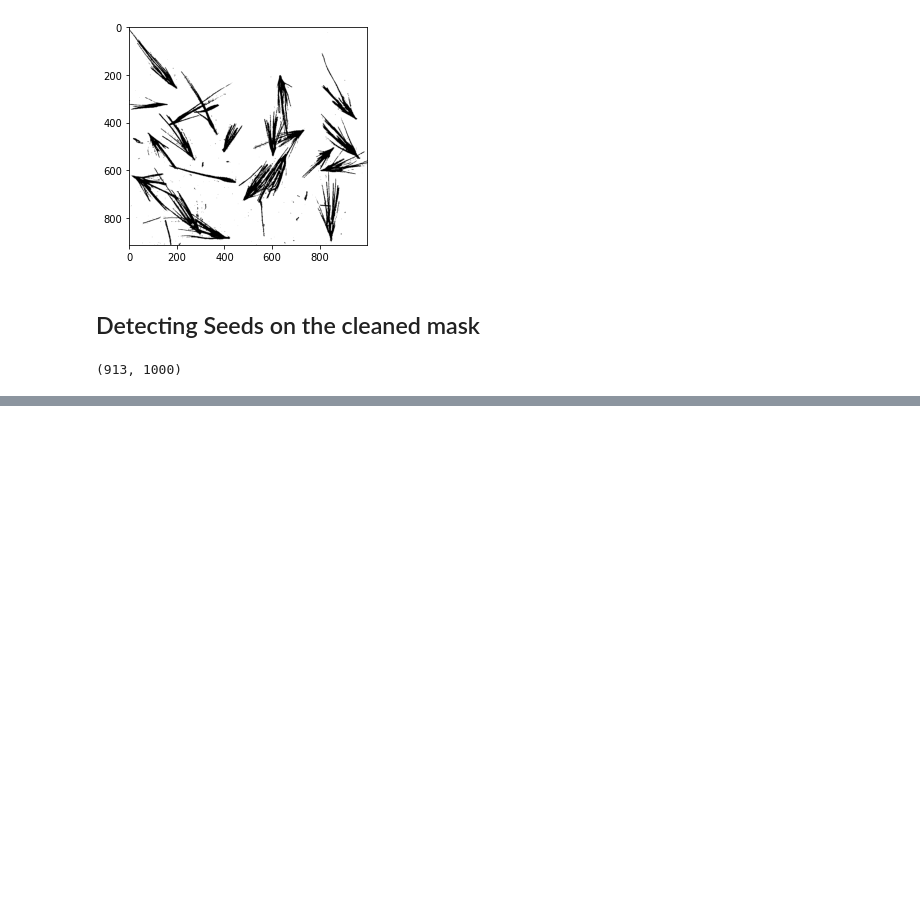
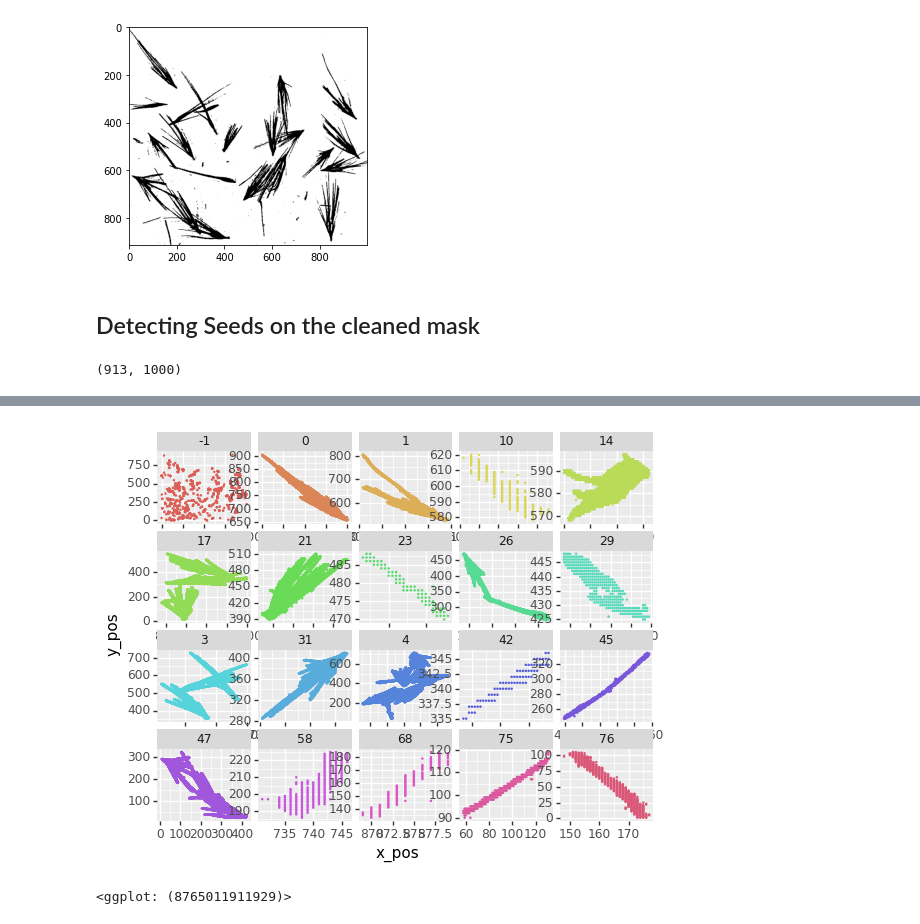
Before and after one commit to mjdall/seeds_on_a_plate, a Jupyter notebook: seed_contrasting.ipynb, the cells around one changed output, grey strips where cells are left out. Saved outputs shown, nothing was run; the diff lists cells and outputs as text; code cells hidden in the pictures; blank space fills up the shorter version.

```diff
--- a/seed_contrasting.ipynb
+++ b/seed_contrasting.ipynb
@@ -395,0 +455,12 @@ seed_mask = pd.DataFrame({
+# %%
+over_250_area_clusters = bounding_boxes[bounding_boxes.box_area > 250].cluster_fct.unique()
+
+(
+  ggplot(seed_mask[seed_mask.cluster_fct.isin(over_250_area_clusters)], aes(x="x_pos", y="y_pos", colour="cluster_fct")) +
+  geom_point(size=.01) +
+  theme(legend_position="none") +
+  facet_wrap("~cluster_fct", scales="free")
+)
+# %% [output]
+[figure, added]
+<ggplot: (8765011911929)>
```
Also changed, not shown: parts of 16 cells of this notebook.
